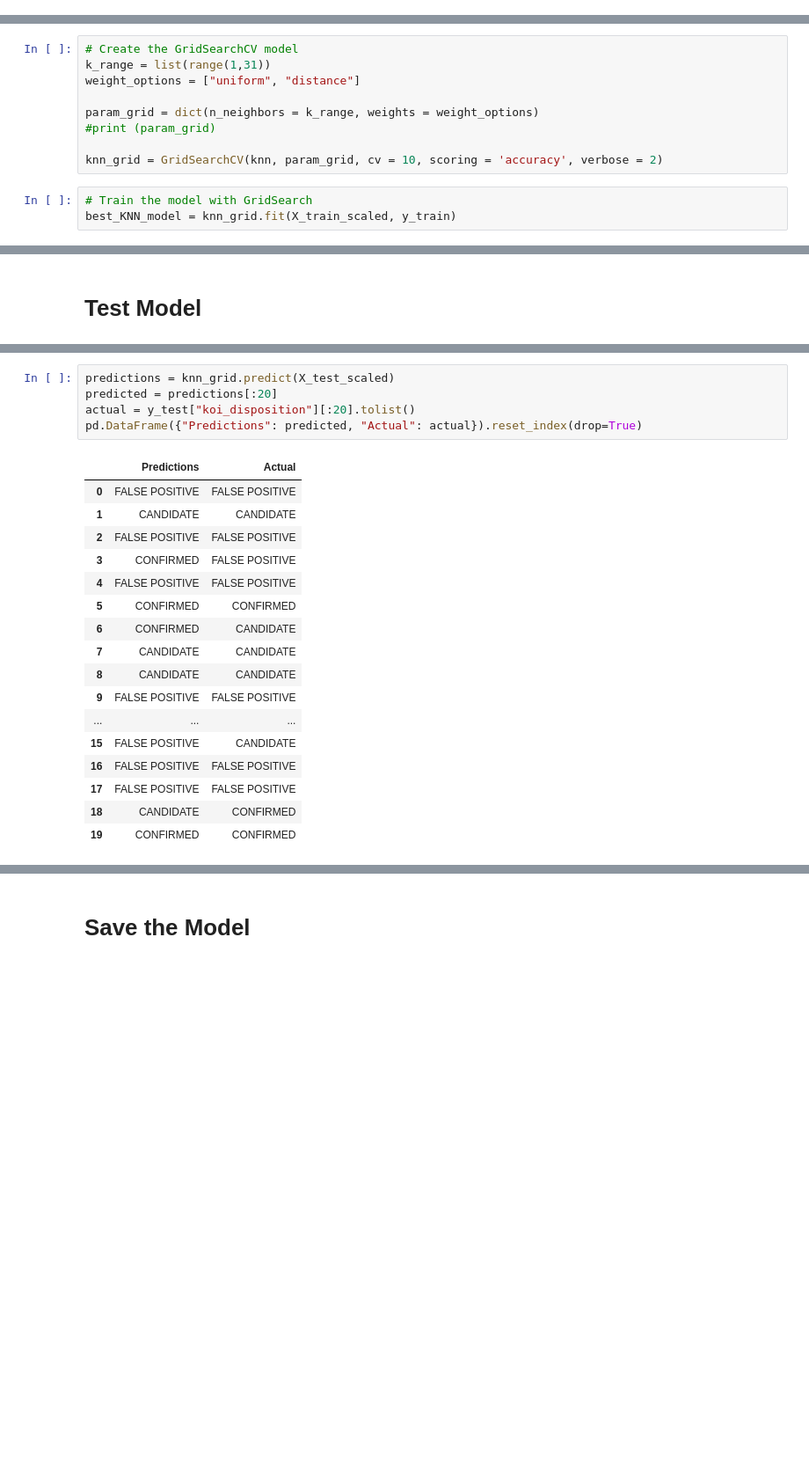
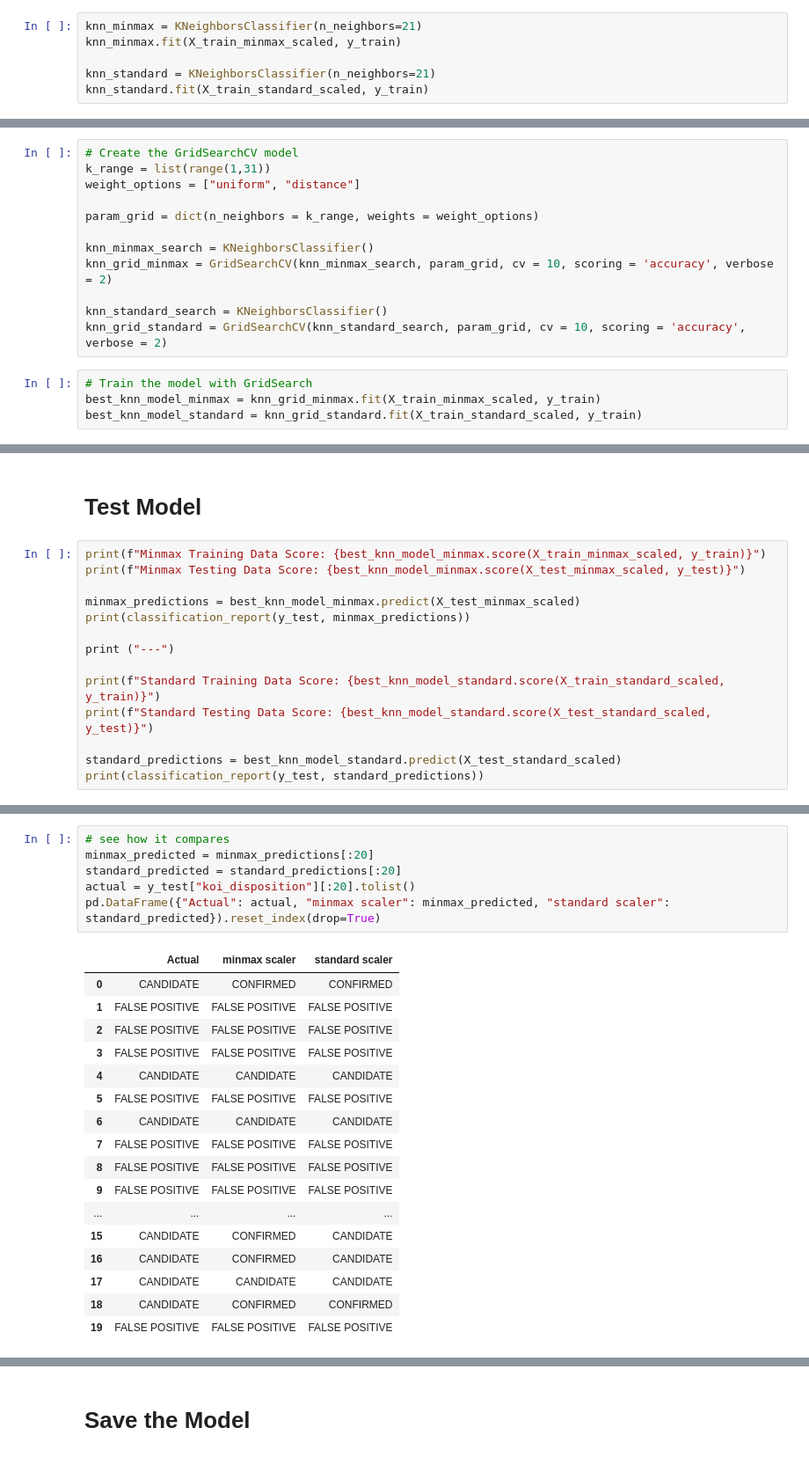
Before and after one commit to hanesy/machine-learning-challenge, a Jupyter notebook: KNN_Model.ipynb, the cells around one changed output, grey strips where cells are left out. Shown: that part at 88% size. Cells and saved outputs as stored; diff of their text form; blank space fills up the shorter version.

Commit message:
with compared models

```diff
--- a/KNN_Model.ipynb
+++ b/KNN_Model.ipynb
@@ -148,0 +163,6 @@ FALSE POSITIVE       0.76      0.75      0.76       853
+# %%
+knn_minmax = KNeighborsClassifier(n_neighbors=21)
+knn_minmax.fit(X_train_minmax_scaled, y_train)
+
+knn_standard = KNeighborsClassifier(n_neighbors=21)
+knn_standard.fit(X_train_standard_scaled, y_train)
@@ -156,12 +212,16 @@ k_range = list(range(1,31))
 weight_options = ["uniform", "distance"]
 
 param_grid = dict(n_neighbors = k_range, weights = weight_options)
-#print (param_grid)
 
-knn_grid = GridSearchCV(knn, param_grid, cv = 10, scoring = 'accuracy', verbose = 2)
+knn_minmax_search = KNeighborsClassifier()
+knn_grid_minmax = GridSearchCV(knn_minmax_search, param_grid, cv = 10, scoring = 'accuracy', verbose = 2)
+
+knn_standard_search = KNeighborsClassifier()
+knn_grid_standard = GridSearchCV(knn_standard_search, param_grid, cv = 10, scoring = 'accuracy', verbose = 2)
 # %%
 # Train the model with GridSearch
-best_KNN_model = knn_grid.fit(X_train_scaled, y_train)
+best_knn_model_minmax = knn_grid_minmax.fit(X_train_minmax_scaled, y_train)
+best_knn_model_standard = knn_grid_standard.fit(X_train_standard_scaled, y_train)
 # %% [output]
 Fitting 10 folds for each of 60 candidates, totalling 600 fits
 [CV] n_neighbors=1, weights=uniform ..................................
@@ -209,2 +294,16 @@ KNeighborsClassifier(algorithm='auto', leaf_size=30, metric='minkowski',
 # %% [markdown]
 # Test Model
+# %%
+print(f"Minmax Training Data Score: {best_knn_model_minmax.score(X_train_minmax_scaled, y_train)}")
+print(f"Minmax Testing Data Score: {best_knn_model_minmax.score(X_test_minmax_scaled, y_test)}")
+
+minmax_predictions = best_knn_model_minmax.predict(X_test_minmax_scaled)
+print(classification_report(y_test, minmax_predictions))
+
+print ("---")
+
+print(f"Standard Training Data Score: {best_knn_model_standard.score(X_train_standard_scaled, y_train)}")
+print(f"Standard Testing Data Score: {best_knn_model_standard.score(X_test_standard_scaled, y_test)}")
+
+standard_predictions = best_knn_model_standard.predict(X_test_standard_scaled)
+print(classification_report(y_test, standard_predictions))
@@ -211,23 +328,24 @@ KNeighborsClassifier(algorithm='auto', leaf_size=30, metric='minkowski',
 # %%
-predictions = knn_grid.predict(X_test_scaled)
-predicted = predictions[:20]
+# see how it compares
+minmax_predicted = minmax_predictions[:20]
+standard_predicted = standard_predictions[:20]
 actual = y_test["koi_disposition"][:20].tolist()
-pd.DataFrame({"Predictions": predicted, "Actual": actual}).reset_index(drop=True)
+pd.DataFrame({"Actual": actual, "minmax scaler": minmax_predicted, "standard scaler": standard_predicted}).reset_index(drop=True)
 # %% [output]
-|  | Predictions | Actual |
-| 0 | FALSE POSITIVE | FALSE POSITIVE |
-| 1 | CANDIDATE | CANDIDATE |
-| 2 | FALSE POSITIVE | FALSE POSITIVE |
-| 3 | CONFIRMED | FALSE POSITIVE |
-| 4 | FALSE POSITIVE | FALSE POSITIVE |
-| 5 | CONFIRMED | CONFIRMED |
-| 6 | CONFIRMED | CANDIDATE |
-| 7 | CANDIDATE | CANDIDATE |
-| 8 | CANDIDATE | CANDIDATE |
-| 9 | FALSE POSITIVE | FALSE POSITIVE |
-| ... | ... | ... |
-| 15 | FALSE POSITIVE | CANDIDATE |
-| 16 | FALSE POSITIVE | FALSE POSITIVE |
-| 17 | FALSE POSITIVE | FALSE POSITIVE |
-| 18 | CANDIDATE | CONFIRMED |
-| 19 | CONFIRMED | CONFIRMED |
+|  | Actual | minmax scaler | standard scaler |
+| 0 | CANDIDATE | CONFIRMED | CONFIRMED |
+| 1 | FALSE POSITIVE | FALSE POSITIVE | FALSE POSITIVE |
+| 2 | FALSE POSITIVE | FALSE POSITIVE | FALSE POSITIVE |
+| 3 | FALSE POSITIVE | FALSE POSITIVE | FALSE POSITIVE |
+| 4 | CANDIDATE | CANDIDATE | CANDIDATE |
+| 5 | FALSE POSITIVE | FALSE POSITIVE | FALSE POSITIVE |
+| 6 | CANDIDATE | CANDIDATE | CANDIDATE |
+| 7 | FALSE POSITIVE | FALSE POSITIVE | FALSE POSITIVE |
+| 8 | FALSE POSITIVE | FALSE POSITIVE | FALSE POSITIVE |
+| 9 | FALSE POSITIVE | FALSE POSITIVE | FALSE POSITIVE |
+| ... | ... | ... | ... |
+| 15 | CANDIDATE | CONFIRMED | CANDIDATE |
+| 16 | CANDIDATE | CONFIRMED | CANDIDATE |
+| 17 | CANDIDATE | CANDIDATE | CANDIDATE |
+| 18 | CANDIDATE | CONFIRMED | CONFIRMED |
+| 19 | FALSE POSITIVE | FALSE POSITIVE | FALSE POSITIVE |
```
Also changed, not shown: parts of 20 cells of this notebook, 16 other files.
